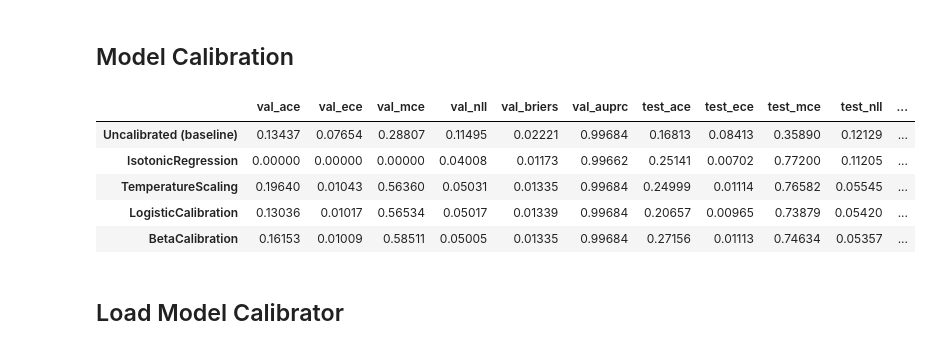
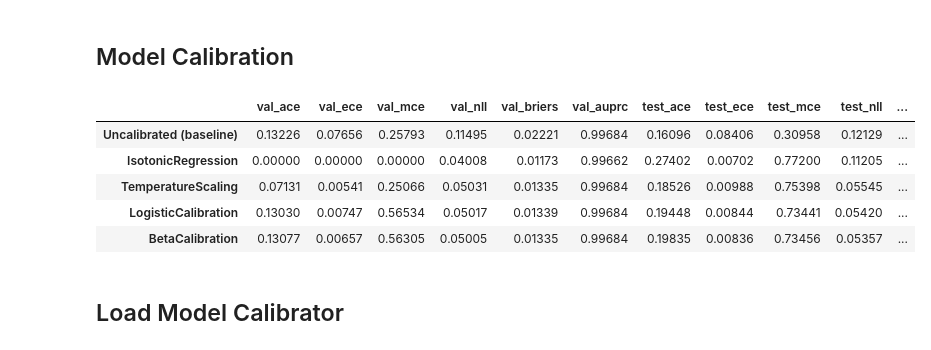
Before and after one commit to unicef/giga-global-school-mapping, a Jupyter notebook: notebooks/07_model_calibration.ipynb, the cells around one changed output. Saved outputs shown, nothing was run; the diff lists cells and outputs as text; code cells hidden in the pictures.

```diff
--- a/notebooks/07_model_calibration.ipynb
+++ b/notebooks/07_model_calibration.ipynb
@@ -27,16 +27,16 @@ config = config_utils.load_config(config_file)
 # %% [markdown]
 ## Model Calibration
 # %%
-results = calib_utils.compare_calibrators(iso_code, config, n_bins=15)
+results = calib_utils.compare_calibrators(iso_code, config, n_bins=10)
 results = pd.DataFrame(results).T.apply(lambda x: round(x, 5))
 results
 # %% [output]
 |  | val_ace | val_ece | val_mce | val_nll | val_briers | val_auprc | test_ace | test_ece | test_mce | test_nll | ... |
-| Uncalibrated (baseline) | 0.13437 | 0.07654 | 0.28807 | 0.11495 | 0.02221 | 0.99684 | 0.16813 | 0.08413 | 0.35890 | 0.12129 | ... |
-| IsotonicRegression | 0.00000 | 0.00000 | 0.00000 | 0.04008 | 0.01173 | 0.99662 | 0.25141 | 0.00702 | 0.77200 | 0.11205 | ... |
-| TemperatureScaling | 0.19640 | 0.01043 | 0.56360 | 0.05031 | 0.01335 | 0.99684 | 0.24999 | 0.01114 | 0.76582 | 0.05545 | ... |
-| LogisticCalibration | 0.13036 | 0.01017 | 0.56534 | 0.05017 | 0.01339 | 0.99684 | 0.20657 | 0.00965 | 0.73879 | 0.05420 | ... |
-| BetaCalibration | 0.16153 | 0.01009 | 0.58511 | 0.05005 | 0.01335 | 0.99684 | 0.27156 | 0.01113 | 0.74634 | 0.05357 | ... |
+| Uncalibrated (baseline) | 0.13226 | 0.07656 | 0.25793 | 0.11495 | 0.02221 | 0.99684 | 0.16096 | 0.08406 | 0.30958 | 0.12129 | ... |
+| IsotonicRegression | 0.00000 | 0.00000 | 0.00000 | 0.04008 | 0.01173 | 0.99662 | 0.27402 | 0.00702 | 0.77200 | 0.11205 | ... |
+| TemperatureScaling | 0.07131 | 0.00541 | 0.25066 | 0.05031 | 0.01335 | 0.99684 | 0.18526 | 0.00988 | 0.75398 | 0.05545 | ... |
+| LogisticCalibration | 0.13030 | 0.00747 | 0.56534 | 0.05017 | 0.01339 | 0.99684 | 0.19448 | 0.00844 | 0.73441 | 0.05420 | ... |
+| BetaCalibration | 0.13077 | 0.00657 | 0.56305 | 0.05005 | 0.01335 | 0.99684 | 0.19835 | 0.00836 | 0.73456 | 0.05357 | ... |
 # %%
 results.iloc[0] - results
 # %% [markdown]
```
Also changed, not shown: parts of 4 cells of this notebook, 4 other files.
